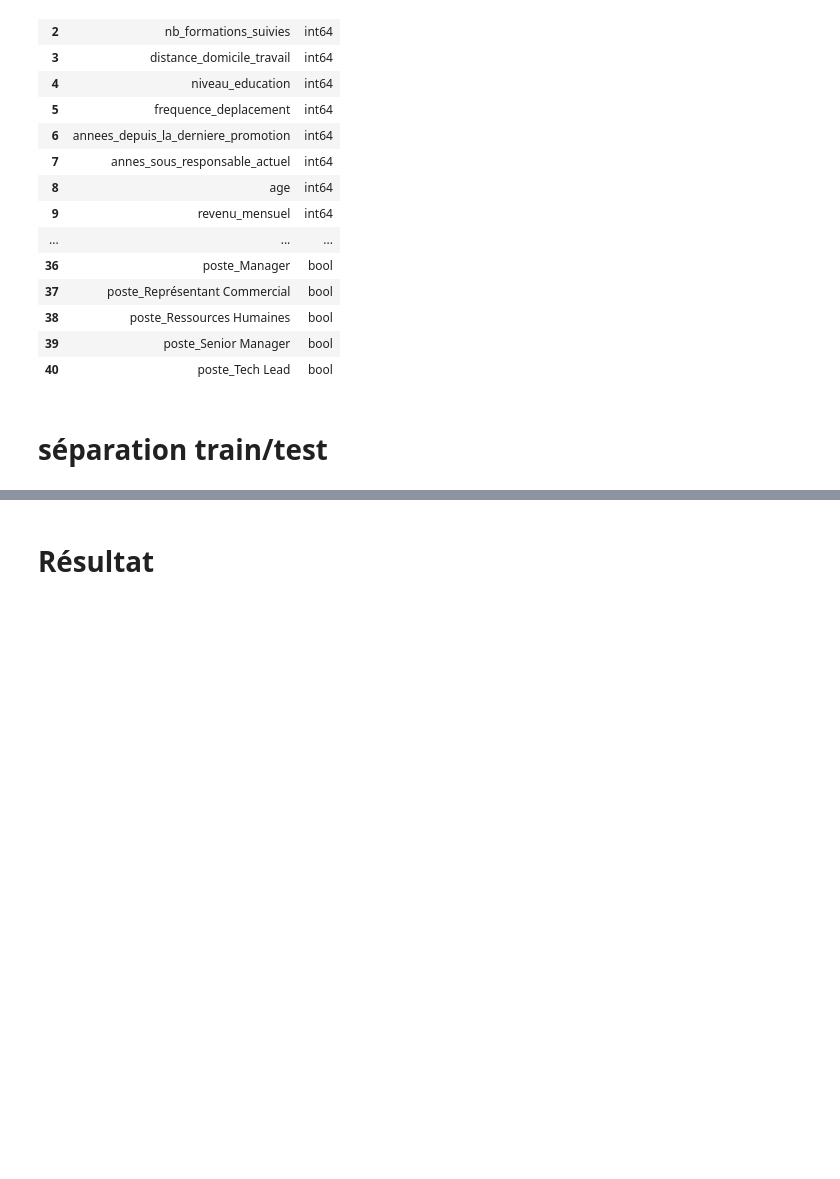
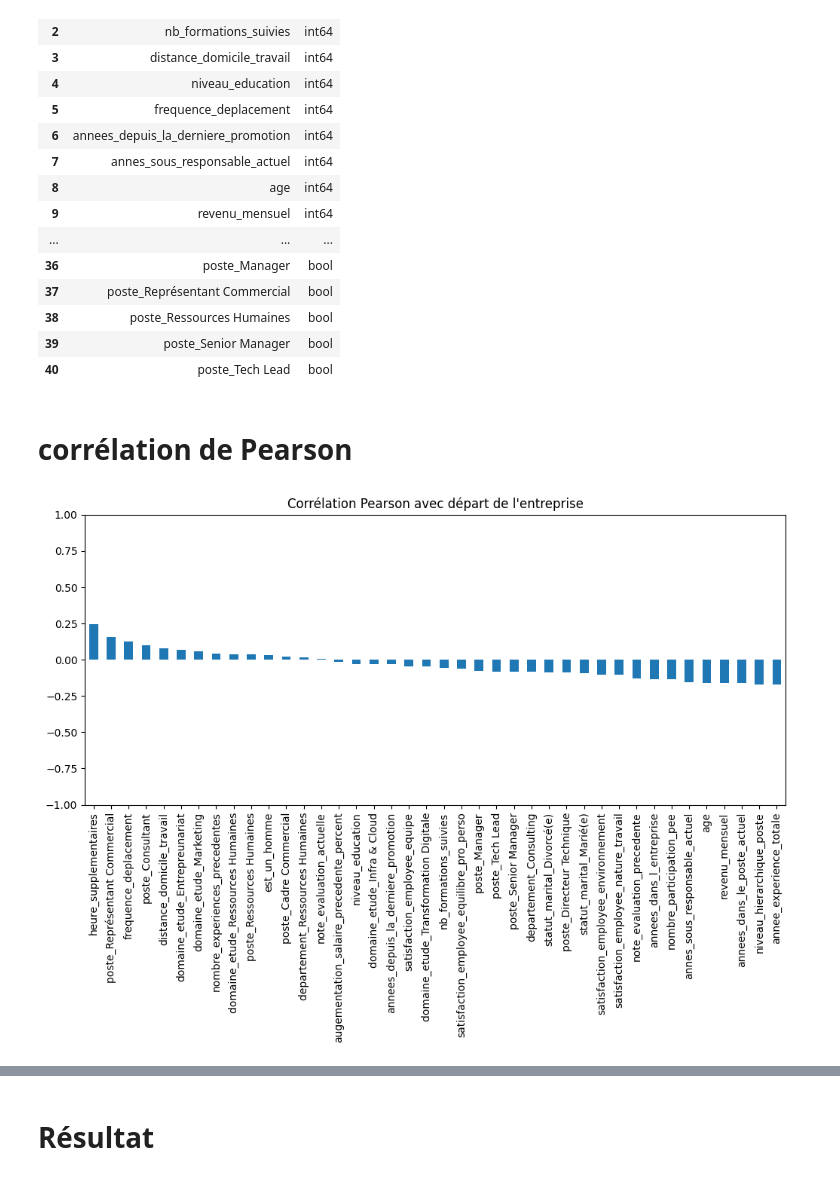
Before and after one commit to Ace4teaM/OCR-NovaTech, a Jupyter notebook: 3.modelisations.ipynb, the cells around one changed output, grey strips where cells are left out. Saved outputs shown, nothing was run; the diff lists cells and outputs as text; code cells hidden in the pictures; blank space fills up the shorter version.

```diff
--- a/3.modelisations.ipynb
+++ b/3.modelisations.ipynb
@@ -48,7 +48,20 @@ pd.DataFrame({
 | 39 | poste_Senior Manager | bool |
 | 40 | poste_Tech Lead | bool |
 # %% [markdown]
-# séparation train/test
+# corrélation de Pearson
+# %%
+import matplotlib.pyplot as plt
+
+df["a_quitte_l_entreprise"] = df["a_quitte_l_entreprise"].astype(int)
+
+target_corr = df.corr(numeric_only=True)["a_quitte_l_entreprise"].sort_values(ascending=False)
+
+target_corr.drop("a_quitte_l_entreprise").plot(kind="bar", figsize=(12,5))
+plt.title("Corrélation Pearson avec départ de l'entreprise")
+plt.ylim(-1, 1)
+plt.show()
+# %% [output]
+[figure, added]
 # %% [markdown]
 # choix de l’algorithme (régression, classification, clustering…)
 
```
Also changed, not shown: parts of 16 cells of this notebook, 1 other file.
